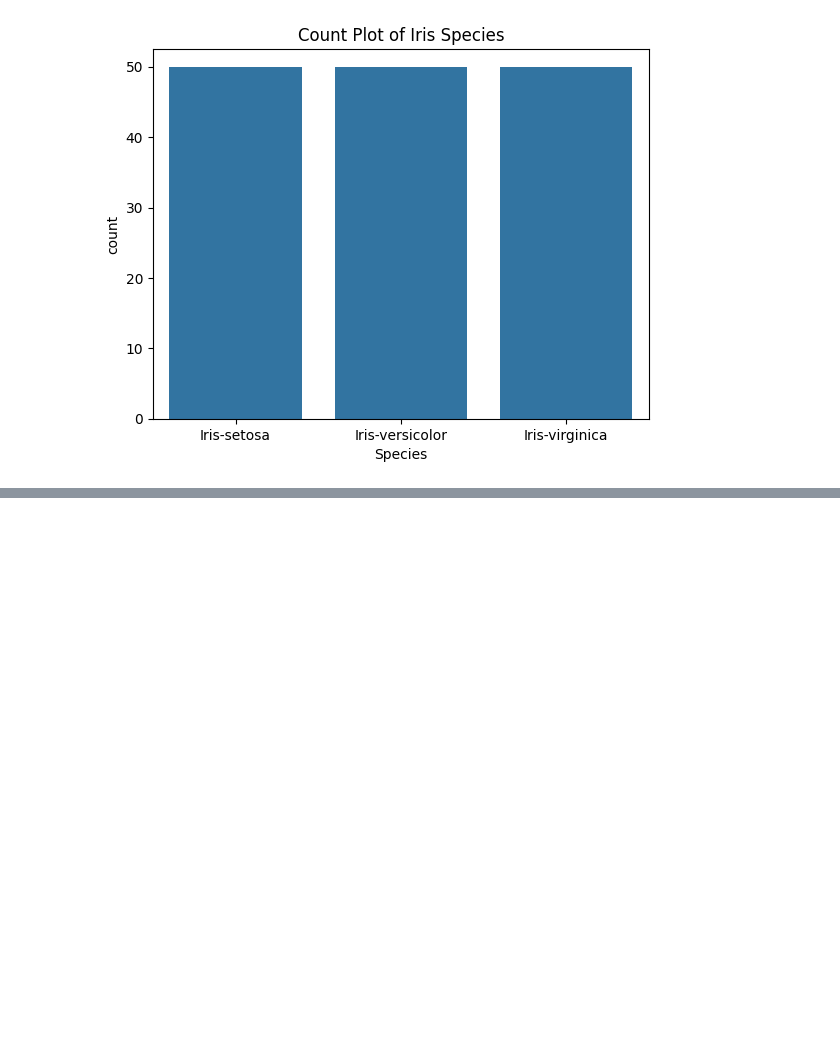
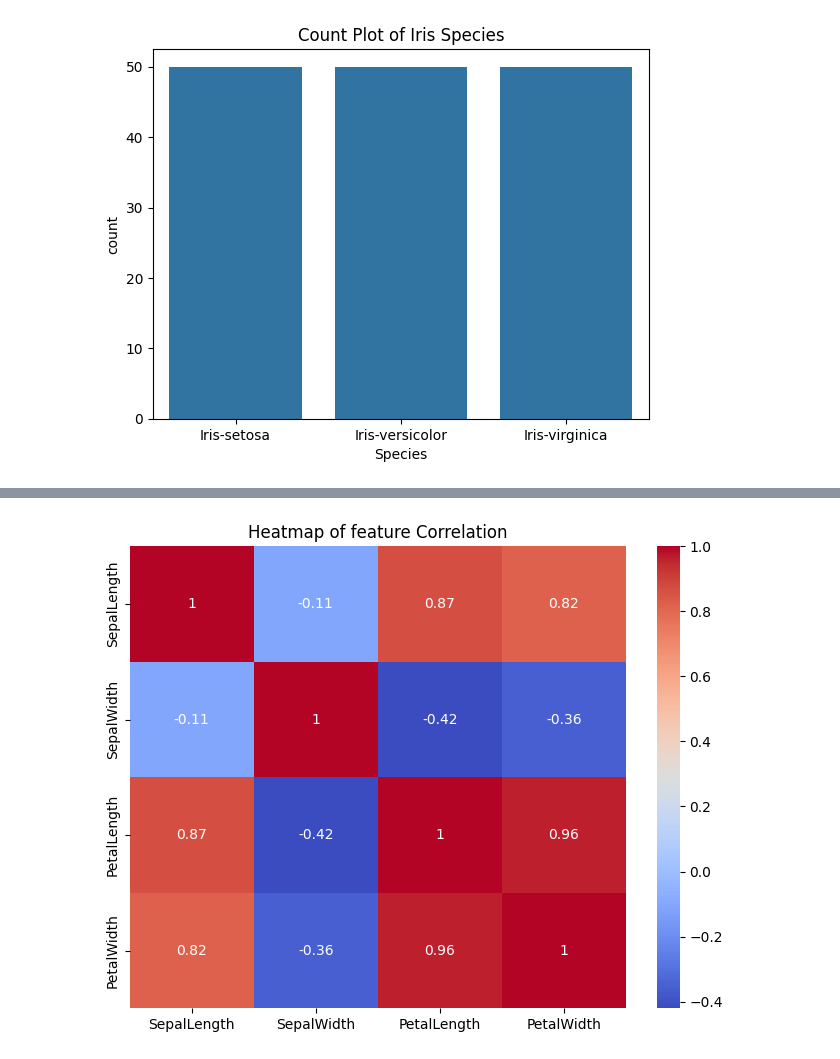
Before and after one commit to Nihalht/ML_LAB-PR-s, a Jupyter notebook: PR_3_ML.ipynb, the cells around one changed output, grey strips where cells are left out. Drawn from its saved outputs; the diff is of its cells as text; code cells hidden in the pictures; blank space fills up the shorter version.

```diff
--- a/PR_3_ML.ipynb
+++ b/PR_3_ML.ipynb
@@ -48,3 +49,7 @@ plt.title('Count Plot of Iris Species')
 plt.show()
 # %% [output]
 [figure]
+# %%
+#Compute Correlation matrix
+Correlation_matrix = data.iloc[:,:-1].corr()
+Correlation_matrix
@@ -50,0 +62,9 @@ plt.show()
+# %%
+#Create HeatMap
+
+plt.figure(figsize=(8,6))
+sns.heatmap(Correlation_matrix,annot=True,cmap='coolwarm')
+plt.title('Heatmap of feature Correlation')
+plt.show()
+# %% [output]
+[figure, added]
```
Also changed, not shown: parts of 2 cells of this notebook.
